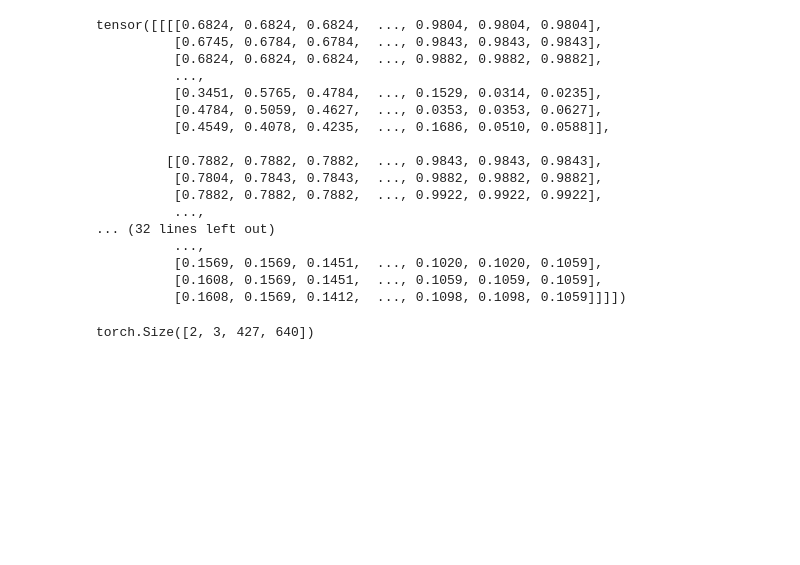
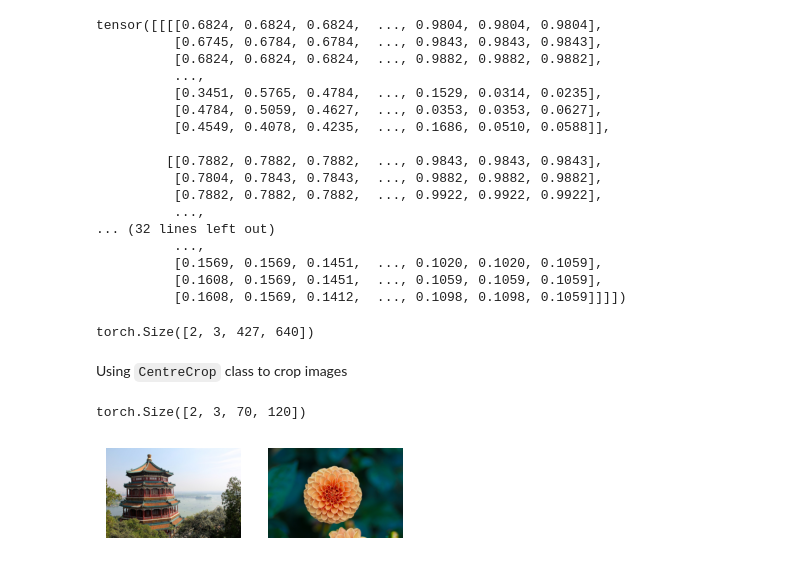
Before and after one commit to ankurdev1-drth/Deep_Learning-, a Jupyter notebook: 03_Deep_Computer_Vision_Using_Convolutional_Neural_Network.ipynb, the cells around one changed output. Drawn from its saved outputs; the diff is of its cells as text; code cells hidden in the pictures; blank space fills up the shorter version.

```diff
--- a/03_Deep_Computer_Vision_Using_Convolutional_Neural_Network.ipynb
+++ b/03_Deep_Computer_Vision_Using_Convolutional_Neural_Network.ipynb
@@ -78,3 +78,5 @@ tensor([[[[0.6824, 0.6824, 0.6824,  ..., 0.9804, 0.9804, 0.9804],
 sample_images_permute.shape
 # %% [output]
 torch.Size([2, 3, 427, 640])
+# %% [markdown]
+Using `CentreCrop` class to crop images
@@ -80,0 +87,17 @@ torch.Size([2, 3, 427, 640])
+# %%
+crop_images.shape
+# %% [output]
+torch.Size([2, 3, 70, 120])
+# %%
+import matplotlib.pyplot as plt
+def plot_image(image):
+  plt.imshow(image.permute(1, 2, 0).numpy())
+  plt.axis("off")
+
+plt.figure(figsize=(8, 4))
+for index, image in enumerate(sample_images_permute):
+  plt.subplot(2, 4, index + 1)
+  plot_image(image)
+plt.show()
+# %% [output]
+[figure, added]
```
Also changed, not shown: parts of 1 cell of this notebook.
